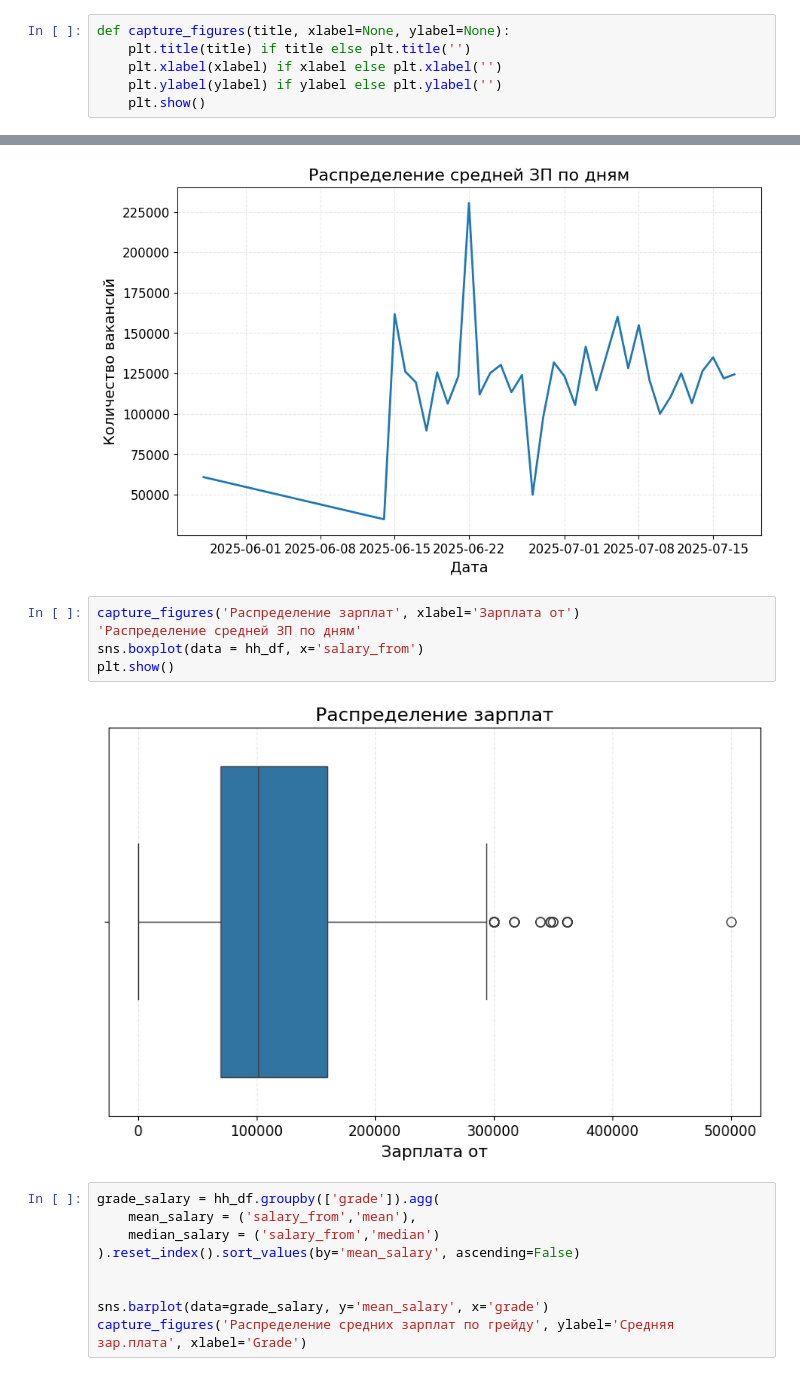
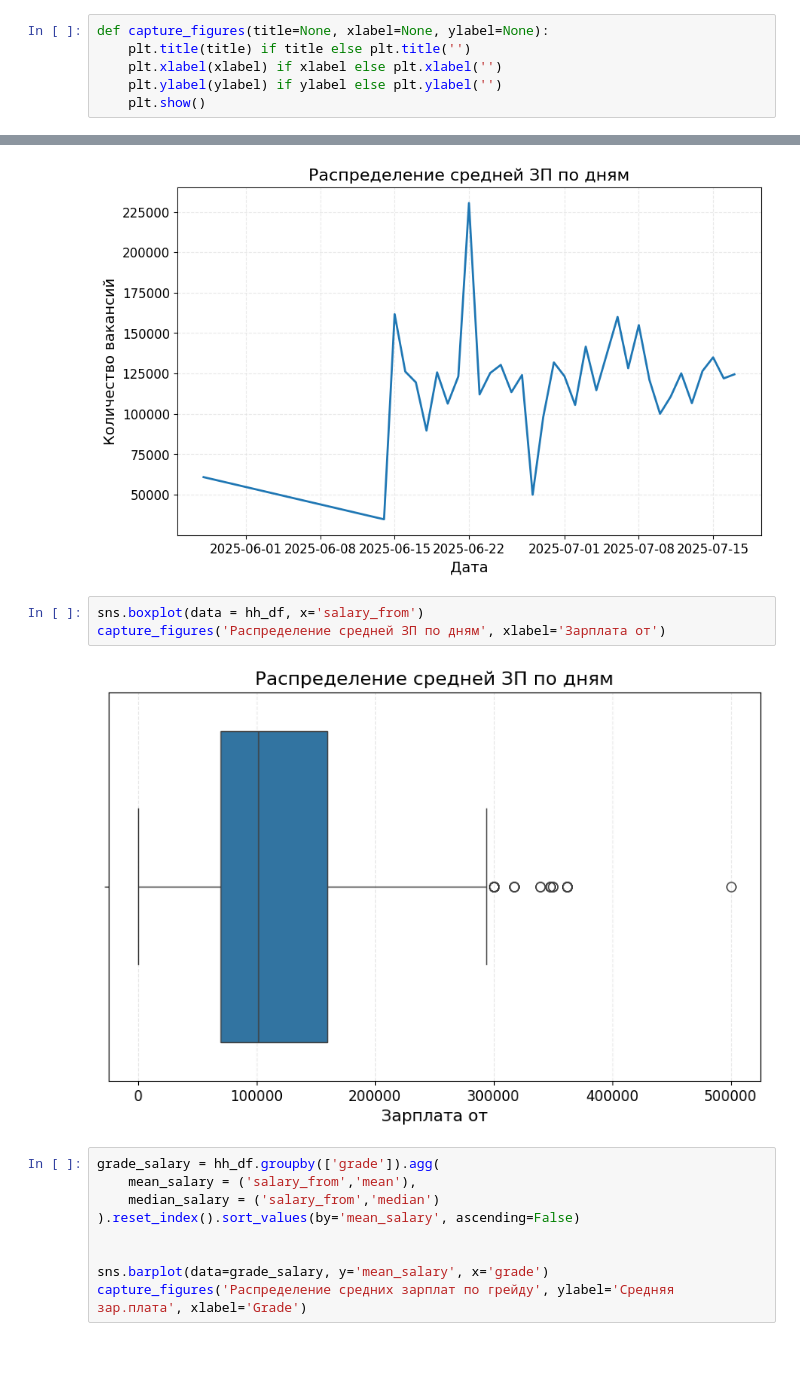
Before and after one commit to Capym9h/hh_project, a Jupyter notebook: py_analytics.ipynb, the cells around one changed output, grey strips where cells are left out. Cells and saved outputs as stored; diff of their text form.

```diff
--- a/py_analytics.ipynb
+++ b/py_analytics.ipynb
@@ -79,7 +79,7 @@ min         250.000000
 max      500000.000000
 Name: salary_from, dtype: float64
 # %%
-def capture_figures(title, xlabel=None, ylabel=None):
+def capture_figures(title=None, xlabel=None, ylabel=None):
     plt.title(title) if title else plt.title('')
     plt.xlabel(xlabel) if xlabel else plt.xlabel('')
     plt.ylabel(ylabel) if ylabel else plt.ylabel('')
@@ -102,12 +102,10 @@ capture_figures('Распределение средней ЗП по дням',
 [figure]
 [figure]
 # %%
-capture_figures('Распределение зарплат', xlabel='Зарплата от')
-'Распределение средней ЗП по дням'
 sns.boxplot(data = hh_df, x='salary_from')
-plt.show()
+capture_figures('Распределение средней ЗП по дням', xlabel='Зарплата от')
 # %% [output]
-[figure, old version]
+[figure, new version]
 # %%
 grade_salary = hh_df.groupby(['grade']).agg(
     mean_salary = ('salary_from','mean'),
```
Also changed, not shown: parts of 12 cells of this notebook, 2 other files.
